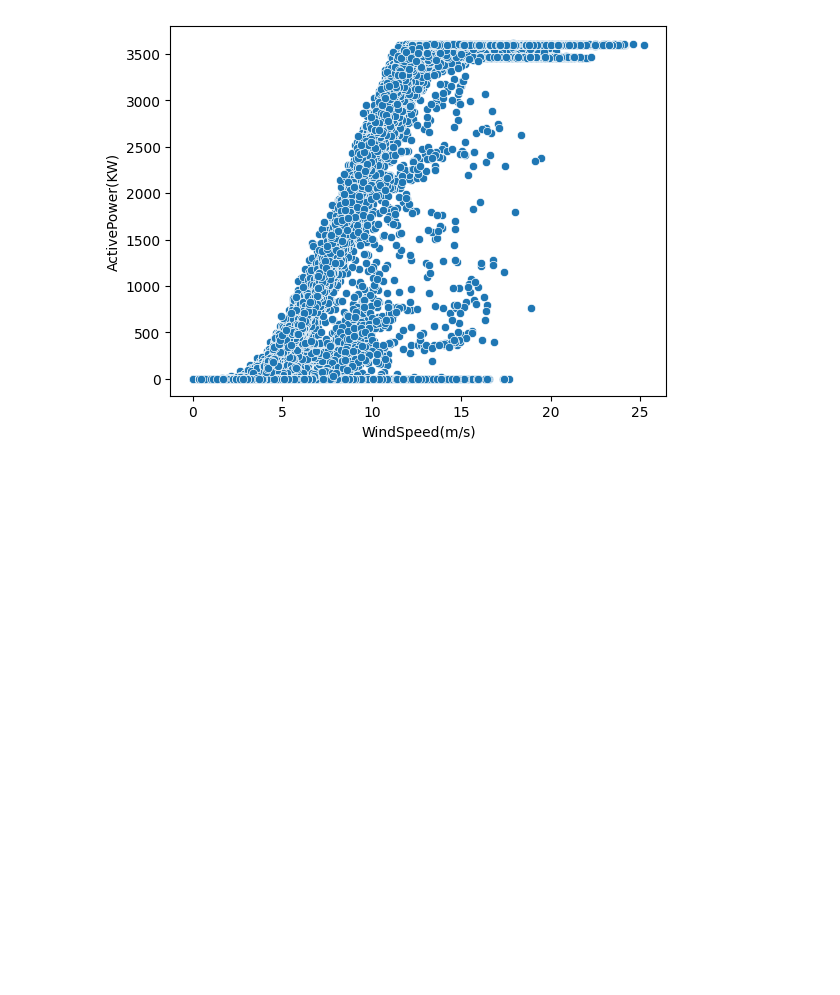
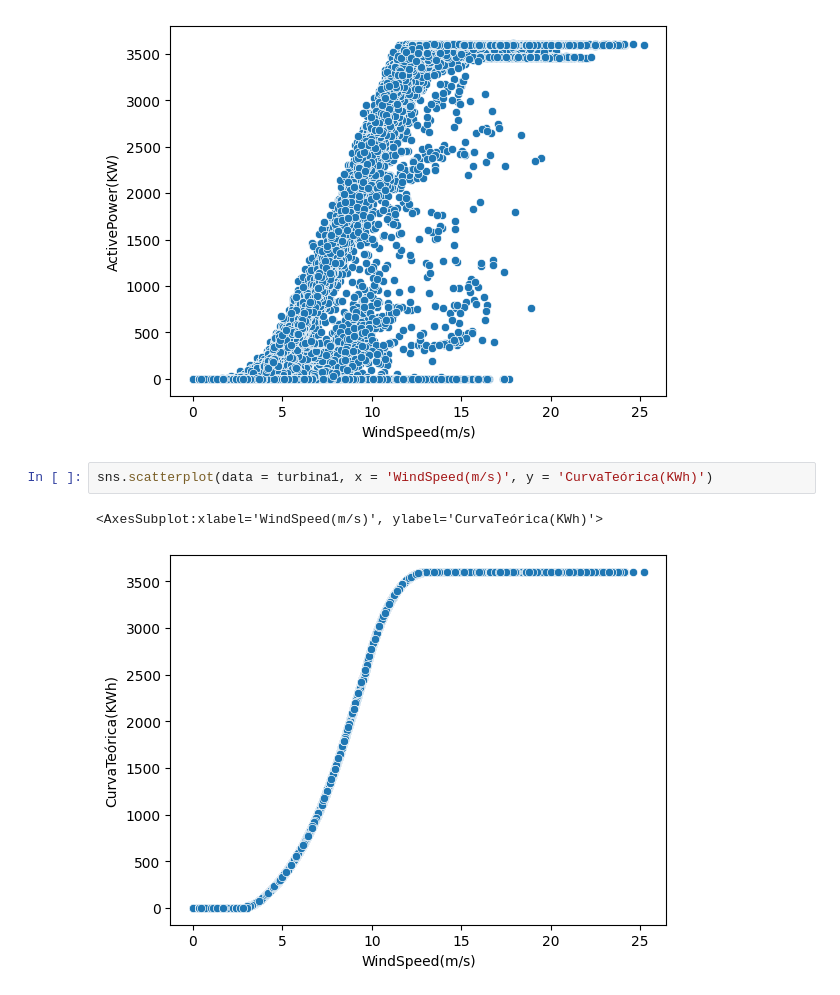
Before and after one commit to caioassis-dev/turbinaEolica, a Jupyter notebook: turbinaEolica.ipynb, the cells around one changed output. Drawn from its saved outputs; the diff is of its cells as text; blank space fills up the shorter version.

```diff
--- a/turbinaEolica.ipynb
+++ b/turbinaEolica.ipynb
@@ -28,3 +28,8 @@ sns.scatterplot(data = turbina1, x = 'WindSpeed(m/s)', y = 'ActivePower(KW)')
 # %% [output]
 <AxesSubplot:xlabel='WindSpeed(m/s)', ylabel='ActivePower(KW)'>
 [figure]
+# %%
+sns.scatterplot(data = turbina1, x = 'WindSpeed(m/s)', y = 'CurvaTeórica(KWh)')
+# %% [output]
+<AxesSubplot:xlabel='WindSpeed(m/s)', ylabel='CurvaTeórica(KWh)'>
+[figure, added]
```
Also changed, not shown: parts of 1 cell of this notebook.
